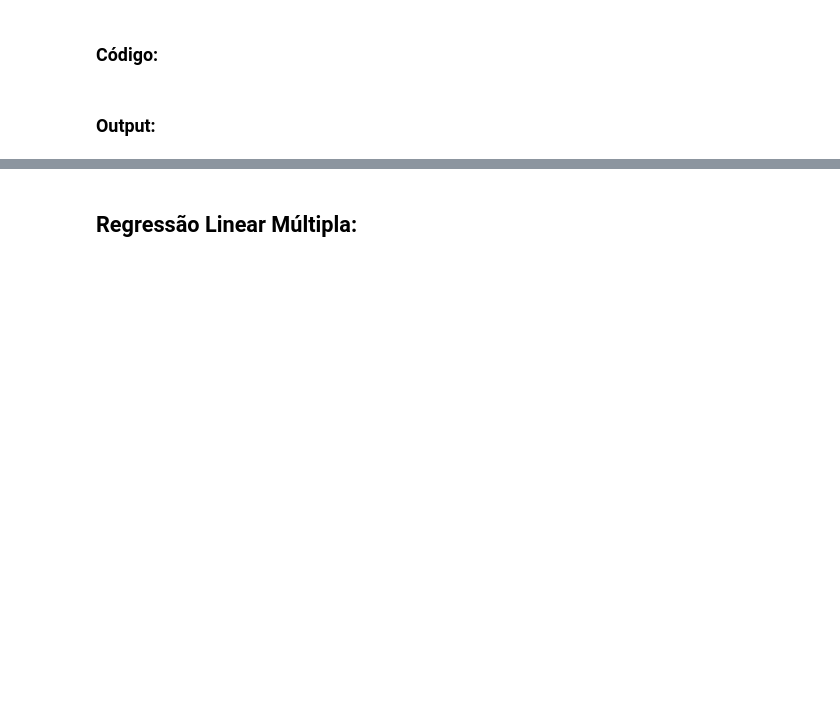
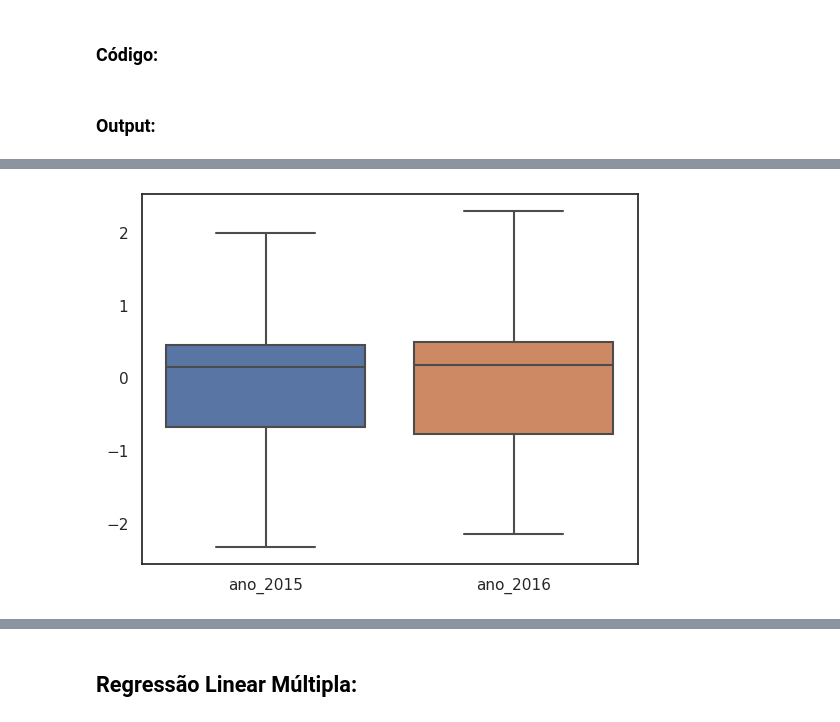
Before and after one commit to SamuelBarbosaDev/DataExpert, a Jupyter notebook: core/core/slots/7/main.ipynb, the cells around one changed output, grey strips where cells are left out. Drawn from its saved outputs; the diff is of its cells as text; code cells hidden in the pictures; blank space fills up the shorter version.

```diff
--- a/core/core/slots/7/main.ipynb
+++ b/core/core/slots/7/main.ipynb
@@ -37,0 +345,4 @@ if __name__ == '__main__':
+# %%
+exercícios_regressão_linear.identificando_outliers(dataframe=df_alunos)
+# %% [output]
+[figure, added]
```
Also changed, not shown: parts of 49 cells of this notebook, 5 other files.
